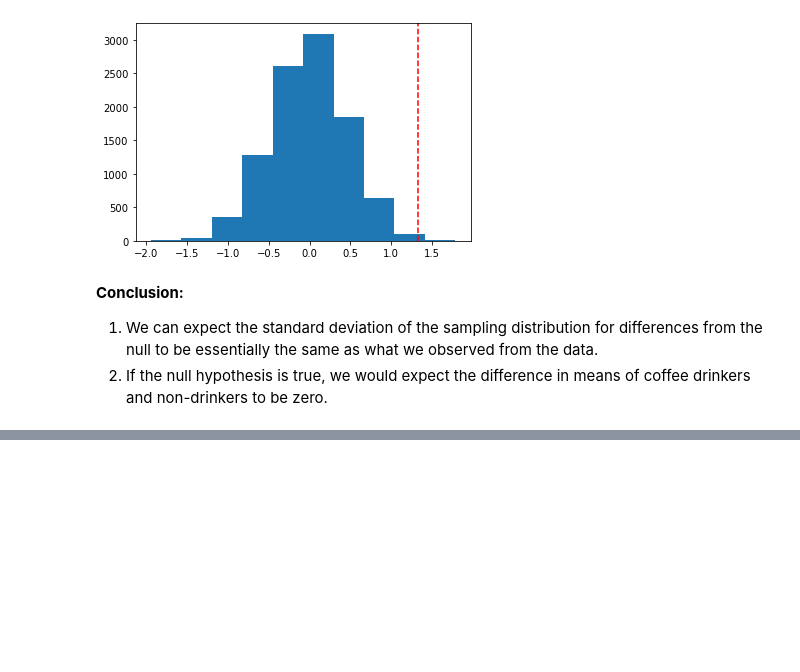
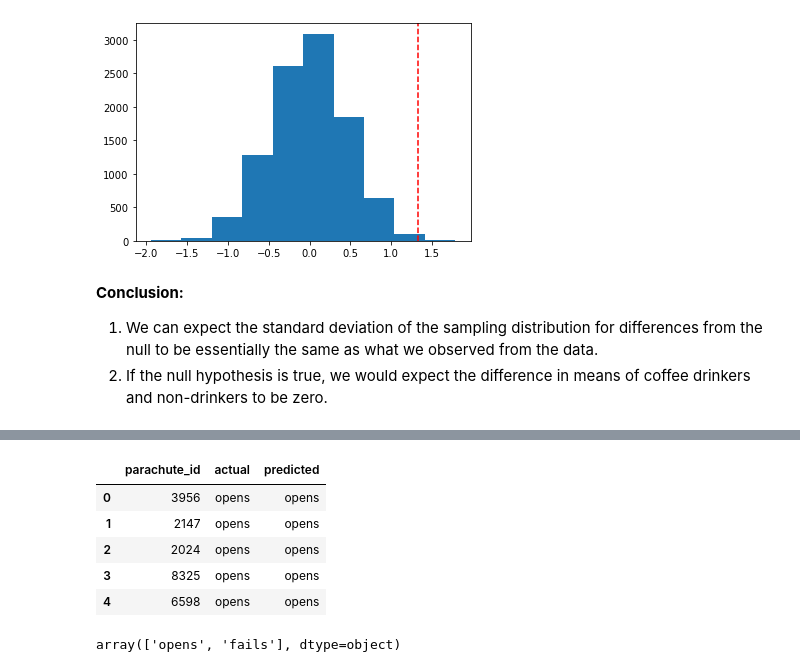
Before and after one commit to Alex-YuZ/Probability_Demo, a Jupyter notebook: Hypothesis_Testing.ipynb, the cells around one changed output, grey strips where cells are left out. Cells and saved outputs as stored; diff of their text form; code cells hidden in the pictures; blank space fills up the shorter version.

```diff
--- a/Hypothesis_Testing.ipynb
+++ b/Hypothesis_Testing.ipynb
@@ -188,0 +281,13 @@ plt.axvline(obs_diff, color='r', linestyle='--');
+# %%
+par_data.head()
+# %% [output]
+|  | parachute_id | actual | predicted |
+| 0 | 3956 | opens | opens |
+| 1 | 2147 | opens | opens |
+| 2 | 2024 | opens | opens |
+| 3 | 8325 | opens | opens |
+| 4 | 6598 | opens | opens |
+# %%
+par_data.actual.unique()
+# %% [output]
+array(['opens', 'fails'], dtype=object)
```
Also changed, not shown: parts of 22 cells of this notebook, 2 other files.
